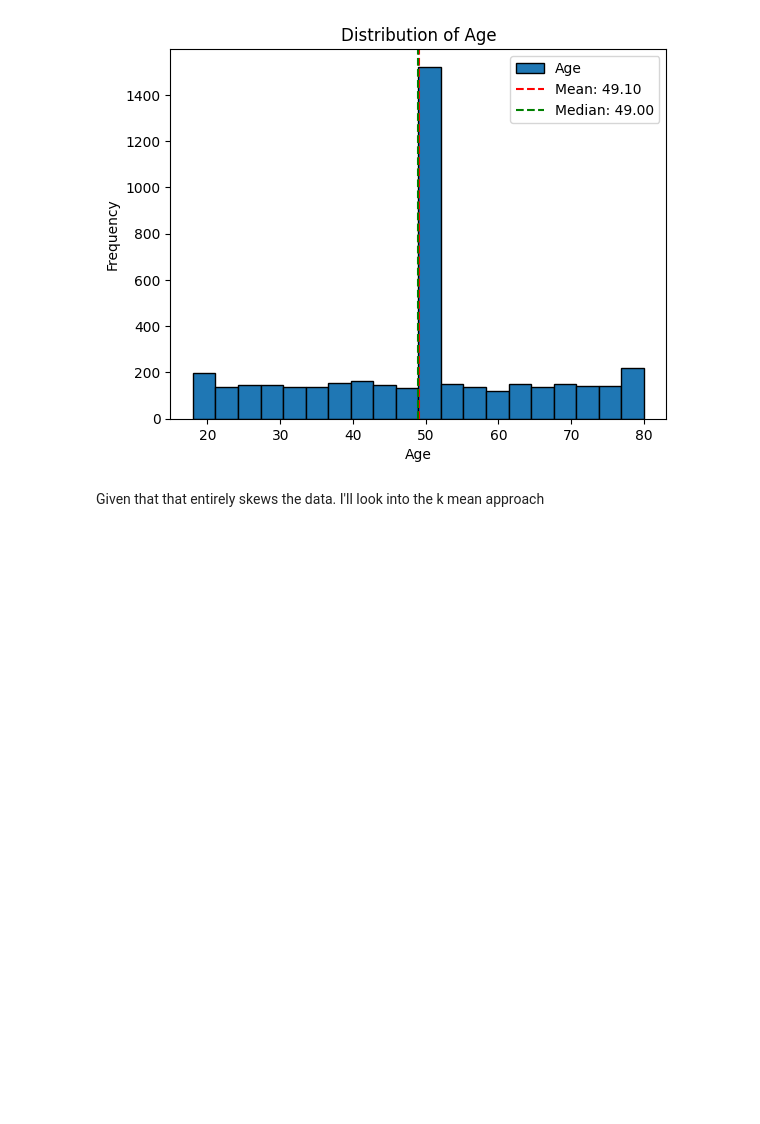
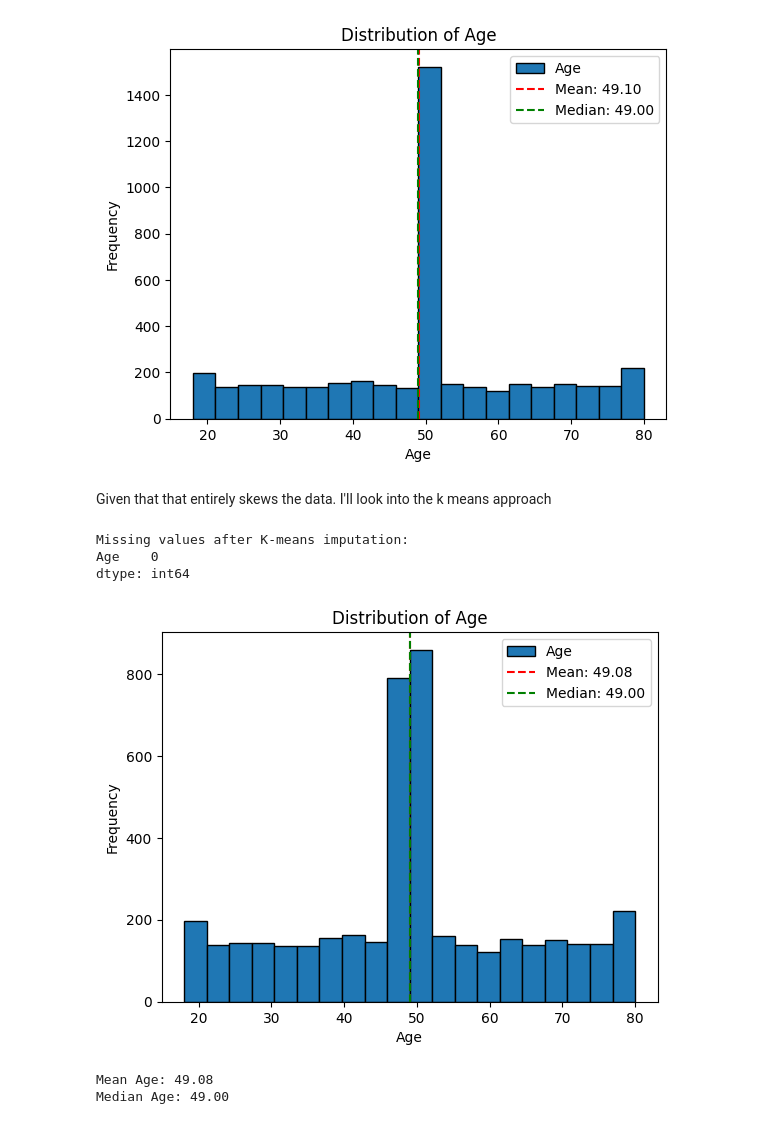
Before and after one commit to HichWaffles/ML-Project, a Jupyter notebook: notebooks/age_impute.ipynb, the cells around one changed output. Cells and saved outputs as stored; diff of their text form; code cells hidden in the pictures; blank space fills up the shorter version.

```diff
--- a/notebooks/age_impute.ipynb
+++ b/notebooks/age_impute.ipynb
@@ -67,6 +90,72 @@ plot_age_distribution(df)
 # %% [output]
 [figure]
 # %% [markdown]
-Given that that entirely skews the data. I'll look into the k mean approach
+Given that that entirely skews the data. I'll look into the k means approach
 # %%
 df = pd.read_csv('../data/raw/retail_customers_COMPLETE_CATEGORICAL.csv')
+
+df = preprocess_data(df)
+# %%
+import pandas as pd
+from sklearn.cluster import KMeans
+from sklearn.preprocessing import StandardScaler
+
+targets = ["Age"]
+numeric_cols = df.select_dtypes(include="number").columns.tolist()
+
+for target in targets:
+    if target not in df.columns or df[target].isna().sum() == 0:
+        continue
+
+    feature_cols = [c for c in numeric_cols if c != target]
+    known_mask = df[target].notna()
+    missing_mask = df[target].isna()
+
+    if not feature_cols:
+        print(f"No numeric features available to impute {target}. Filling with median.")
+        df.loc[missing_mask, target] = df.loc[known_mask, target].median()
+        continue
+
+    X_train = df.loc[known_mask, feature_cols].copy()
+    X_missing = df.loc[missing_mask, feature_cols].copy()
+
+    fill_vals = X_train.median().fillna(0)
+    X_train = X_train.fillna(fill_vals)
+    X_missing = X_missing.fillna(fill_vals)
+
+    scaler = StandardScaler()
+    X_train_scaled = scaler.fit_transform(X_train)
+    X_missing_scaled = scaler.transform(X_missing)
+
+    n_clusters_to_use = min(6, len(X_train))
+
+    kmeans = KMeans(n_clusters=n_clusters_to_use, random_state=42, n_init="auto")
+    train_clusters = kmeans.fit_predict(X_train_scaled)
+    missing_clusters = kmeans.predict(X_missing_scaled)
+
+    cluster_target = (
+        pd.DataFrame(
+            {"cluster": train_clusters, target: df.loc[known_mask, target].values}
+        )
+        .groupby("cluster")[target]
+        .median()
+    )
+
+    fallback = df.loc[known_mask, target].median()
+    imputed_values = [cluster_target.get(c, fallback) for c in missing_clusters]
+    df.loc[missing_mask, target] = imputed_values
+
+print("Missing values after K-means imputation:")
+print(df[targets].isna().sum())
+
+plot_age_distribution(df)
+
+print(f"Mean Age: {df['Age'].mean():.2f}")
+print(f"Median Age: {df['Age'].median():.2f}")
+# %% [output]
+Missing values after K-means imputation:
+Age    0
+dtype: int64
+[figure, added]
+Mean Age: 49.08
+Median Age: 49.00
```
Also changed, not shown: parts of 4 cells of this notebook, 6 other files.
